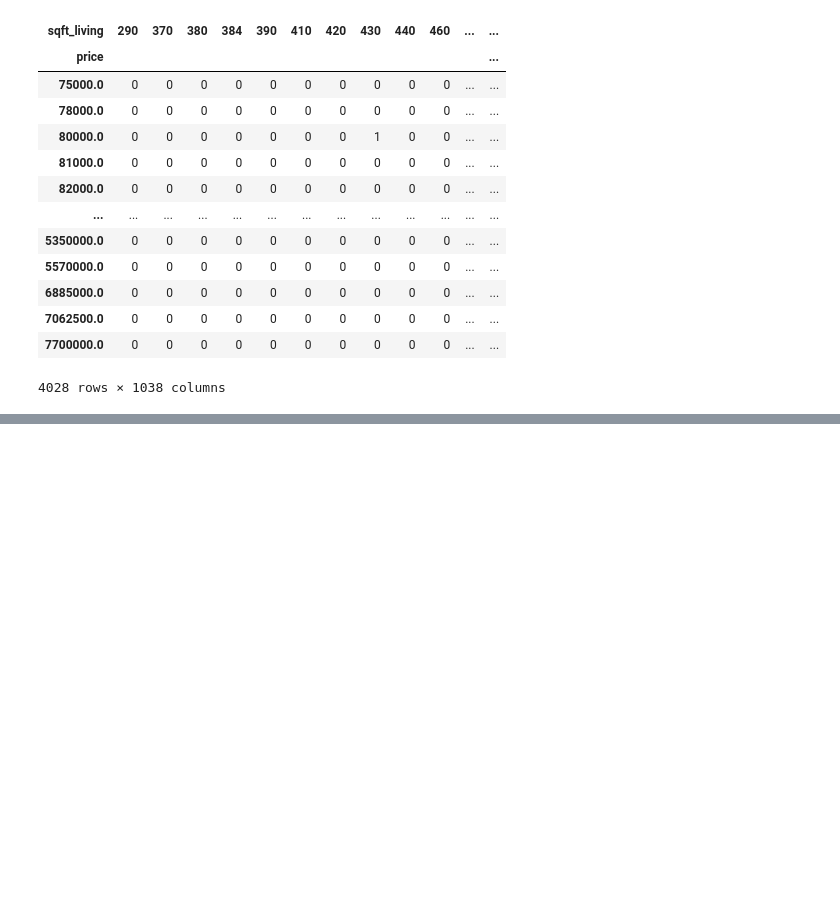
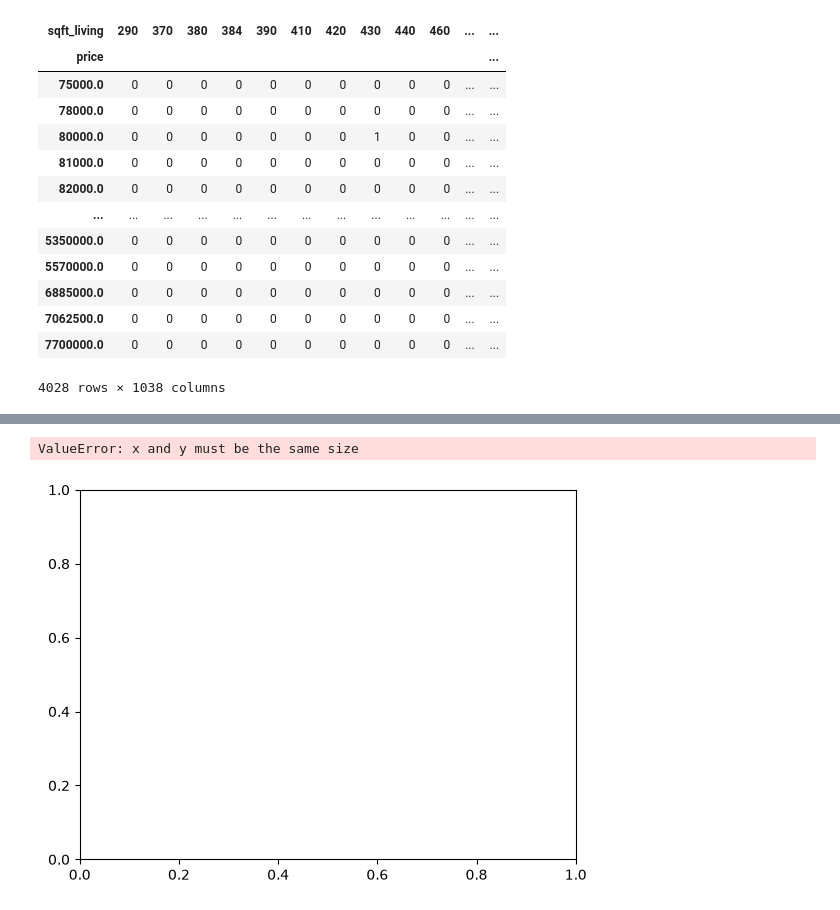
Before and after one commit to bhrantiknagar/Data-Science, a Jupyter notebook: Day_10Project2.ipynb, the cells around one changed output, grey strips where cells are left out. Saved outputs shown, nothing was run; the diff lists cells and outputs as text; code cells hidden in the pictures; blank space fills up the shorter version.

```diff
--- a/Day_10Project2.ipynb
+++ b/Day_10Project2.ipynb
@@ -271,0 +280,8 @@ pd.crosstab(data['price'], data['sqft_living'])
+# %%
+plt.scatter(data['yr_renovated'].value_counts(), data['yr_built'].value_counts())
+plt.xlabel('Renovation Year')
+plt.ylabel('Year Built')
+plt.show()
+# %% [output]
+ValueError: x and y must be the same size
+[figure, added]
```
Also changed, not shown: parts of 2 cells of this notebook, 3 other files.
